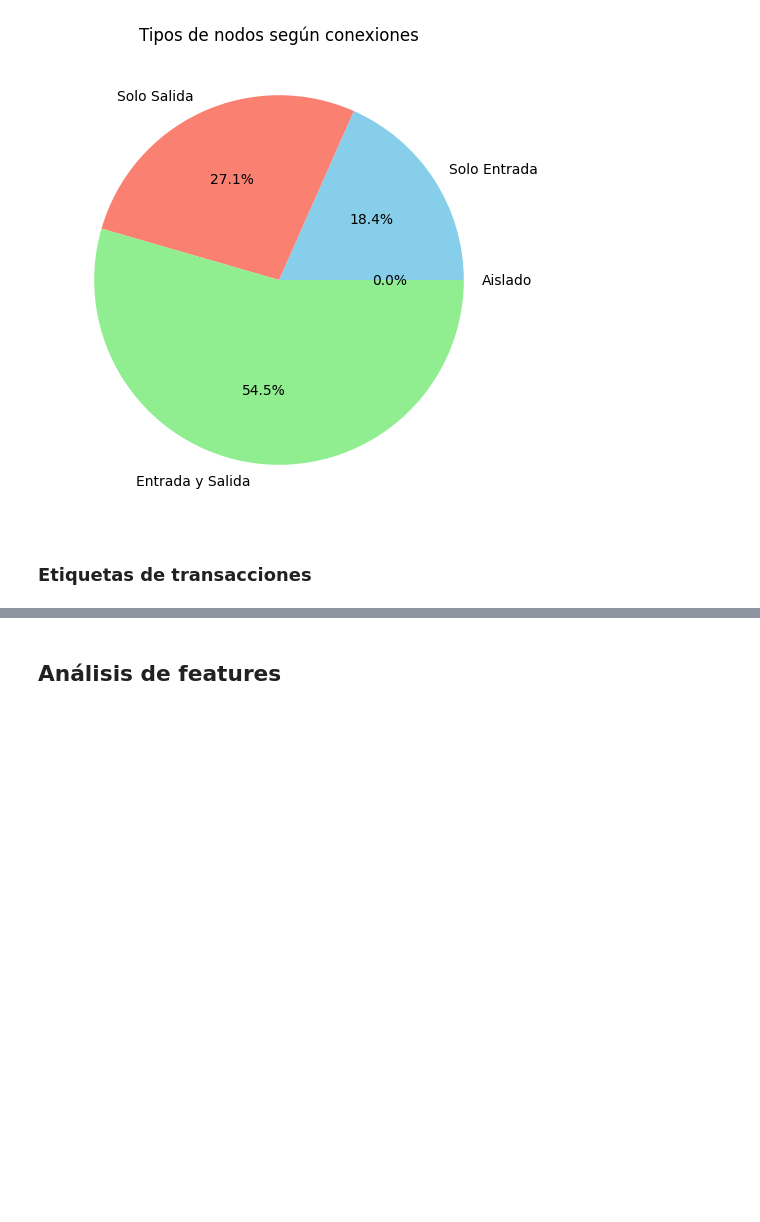
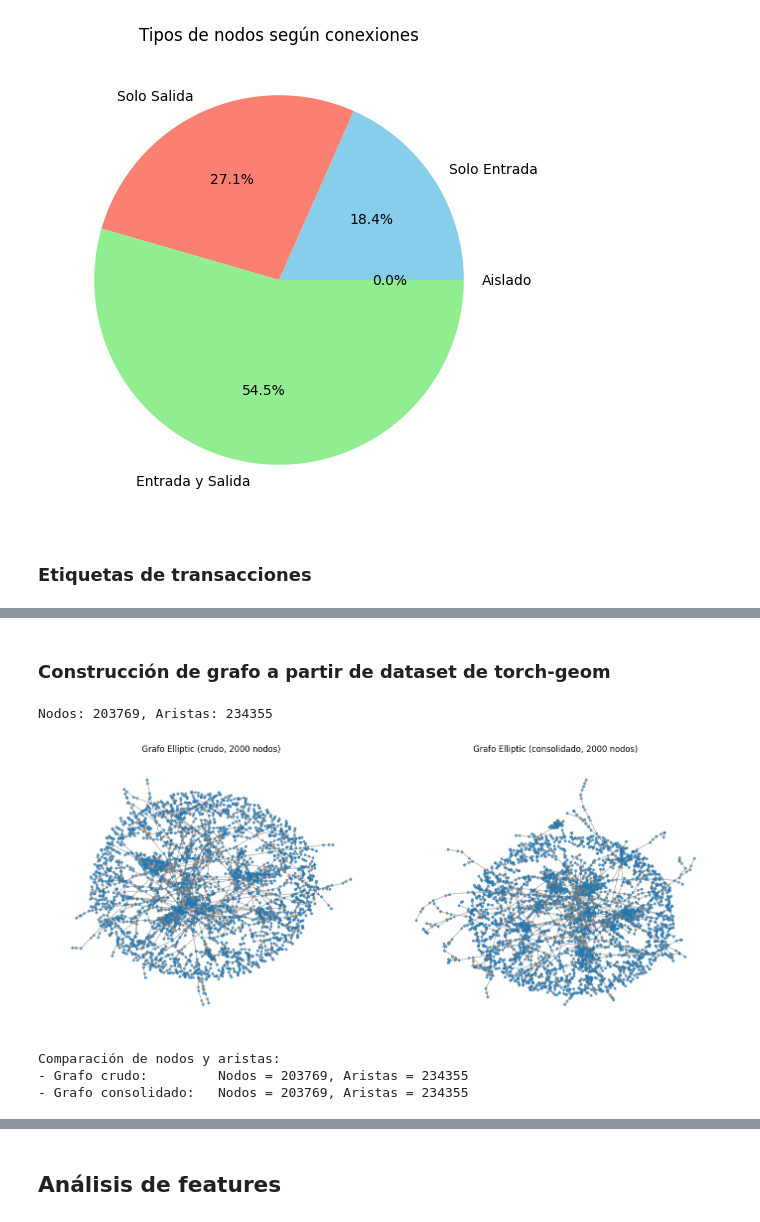
Before and after one commit to L-Ameneiro/elliptic-gnn-fraud-detector, a Jupyter notebook: notebooks/1-eda-graph.ipynb, the cells around one changed output, grey strips where cells are left out. Saved outputs shown, nothing was run; the diff lists cells and outputs as text; code cells hidden in the pictures; blank space fills up the shorter version.

```diff
--- a/notebooks/1-eda-graph.ipynb
+++ b/notebooks/1-eda-graph.ipynb
@@ -407,0 +281,80 @@ A diferencia de lo que ocurre con las transacciones de fraude saliente, en las t
+# %% [markdown]
+### Construcción de grafo a partir de dataset de torch-geom
+# %%
+# Cargar los archivos
+features = pd.read_csv("../data/kaggle/elliptic_txs_features.csv", header=None)
+edges = pd.read_csv("../data/kaggle/elliptic_txs_edgelist.csv")
+classes = pd.read_csv("../data/kaggle/elliptic_txs_classes.csv")
+
+# Renombrar columnas para claridad
+features = features.rename(columns={0: "txId", 1: "time_step"})
+edges = edges.rename(columns={"txId1": "source", "txId2": "target"})
+classes = classes.rename(columns={"txId": "txId", "class": "label"})
+
+# Crear el grafo dirigido
+G_crudo = nx.DiGraph()
+
+# Agregar nodos con features
+for _, row in features.iterrows():
+    tx_id = row["txId"]
+    feats = row[2:].values  # features van desde la columna 2 en adelante
+    G_crudo.add_node(tx_id, features=feats)
+
+# Agregar aristas
+for _, row in edges.iterrows():
+    G_crudo.add_edge(row["source"], row["target"])
+
+# Agregar etiquetas de clase a los nodos
+label_dict = dict(zip(classes["txId"], classes["label"]))
+nx.set_node_attributes(G_crudo, label_dict, "label")
+
+print(f"Nodos: {G_crudo.number_of_nodes()}, Aristas: {G_crudo.number_of_edges()}")
+# %% [output]
+Nodos: 203769, Aristas: 234355
+# %%
+import random
+
+# from torch_geometric.datasets import
+from torch_geometric.utils import to_networkx
+
+# Visualización de subgrafos
+plt.figure(figsize=(14, 6))
+
+# Subgrafo del grafo crudo
+plt.subplot(1, 2, 1)
+# Siguientes 2 lineas son para seleccionar 500 nodos aleatorios del grafo crudo
+#selected_nodes_crudo = random.sample(list(G_crudo.nodes), 500)
+#sub_crudo = G_crudo.subgraph(selected_nodes_crudo)
+
+sub_crudo = G_crudo.subgraph(list(G_crudo.nodes)[:2000]) #selecciona los primeros 2000 nodos
+pos_crudo = nx.spring_layout(sub_crudo, seed=42)
+nx.draw(sub_crudo, pos_crudo, node_size=10, edge_color='gray', alpha=0.7)
+plt.title("Grafo Elliptic (crudo, 2000 nodos)")
+
+# Subgrafo del grafo consolidado
+G_consolidado = G
+plt.subplot(1, 2, 2)
+# Siguientes 2 lineas son para seleccionar 500 nodos aleatorios del grafo consolidado
+#selected_nodes_consolidado = random.sample(list(G_consolidado.nodes), 500)
+#sub_consolidado = G_consolidado.subgraph(selected_nodes_consolidado)
+
+
+
+sub_consolidado = G_consolidado.subgraph(list(G_consolidado.nodes)[:2000]) #Selecciona los primeros 2000 nodos
+pos_consolidado = nx.spring_layout(sub_consolidado, seed=42)
+nx.draw(sub_consolidado, pos_consolidado, node_size=10, edge_color='gray', alpha=0.7)
+plt.title("Grafo Elliptic (consolidado, 2000 nodos)")
+
+plt.tight_layout()
+plt.show()
+
+# Estadísticas básicas
+print("""Comparación de nodos y aristas:
+- Grafo crudo:         Nodos = {}, Aristas = {}
+- Grafo consolidado:   Nodos = {}, Aristas = {}
+""".format(G_crudo.number_of_nodes(), G_crudo.number_of_edges(), G_consolidado.number_of_nodes(), G_consolidado.number_of_edges()))
+# %% [output]
+[figure, added]
+Comparación de nodos y aristas:
+- Grafo crudo:         Nodos = 203769, Aristas = 234355
+- Grafo consolidado:   Nodos = 203769, Aristas = 234355
```
Also changed, not shown: parts of 38 cells of this notebook.
